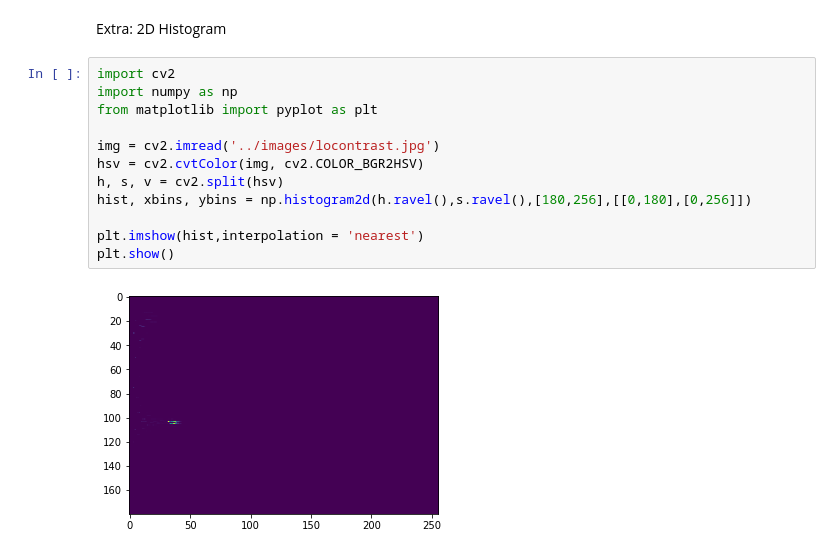
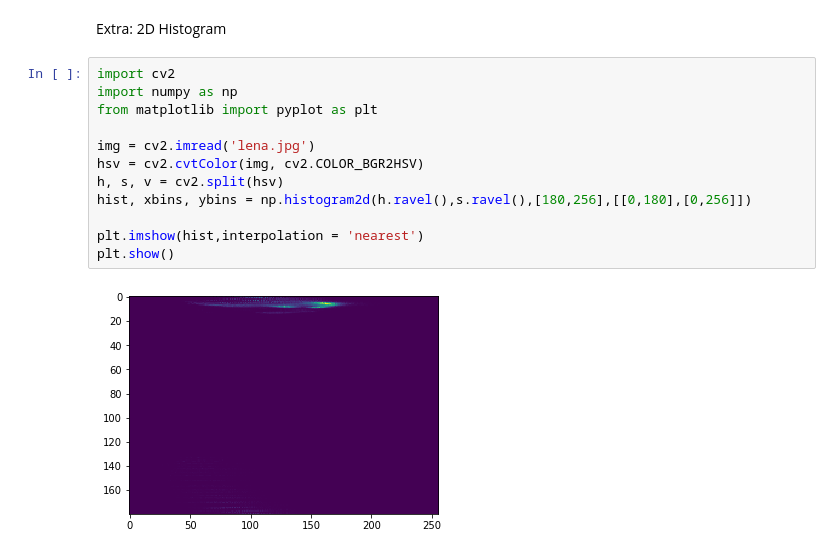
Before and after one commit to TheGer/pythonStuff, a Jupyter notebook: Worksheet 7 - Histograms - Solutions.ipynb, the cells around one changed output. Drawn from its saved outputs; the diff is of its cells as text.

```diff
--- a/Worksheet 7 - Histograms - Solutions.ipynb
+++ b/Worksheet 7 - Histograms - Solutions.ipynb
@@ -87,14 +87,14 @@ Extra:  2D Histogram
 # %%
 import cv2
 import numpy as np
 from matplotlib import pyplot as plt
 
-img = cv2.imread('../images/locontrast.jpg')
+img = cv2.imread('lena.jpg')
 hsv = cv2.cvtColor(img, cv2.COLOR_BGR2HSV)
 h, s, v = cv2.split(hsv)
 hist, xbins, ybins = np.histogram2d(h.ravel(),s.ravel(),[180,256],[[0,180],[0,256]])
 
 plt.imshow(hist,interpolation = 'nearest')
 plt.show()
 # %% [output]
-[figure, old version]
+[figure, new version]
```
Also changed, not shown: parts of 3 cells of this notebook, 31 other files.
